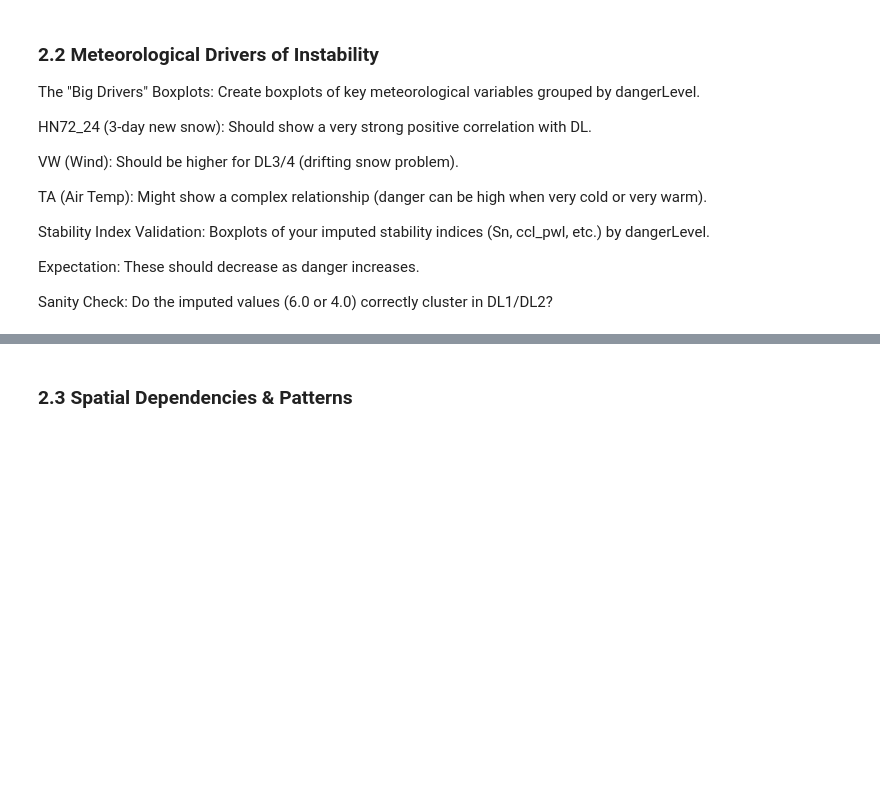
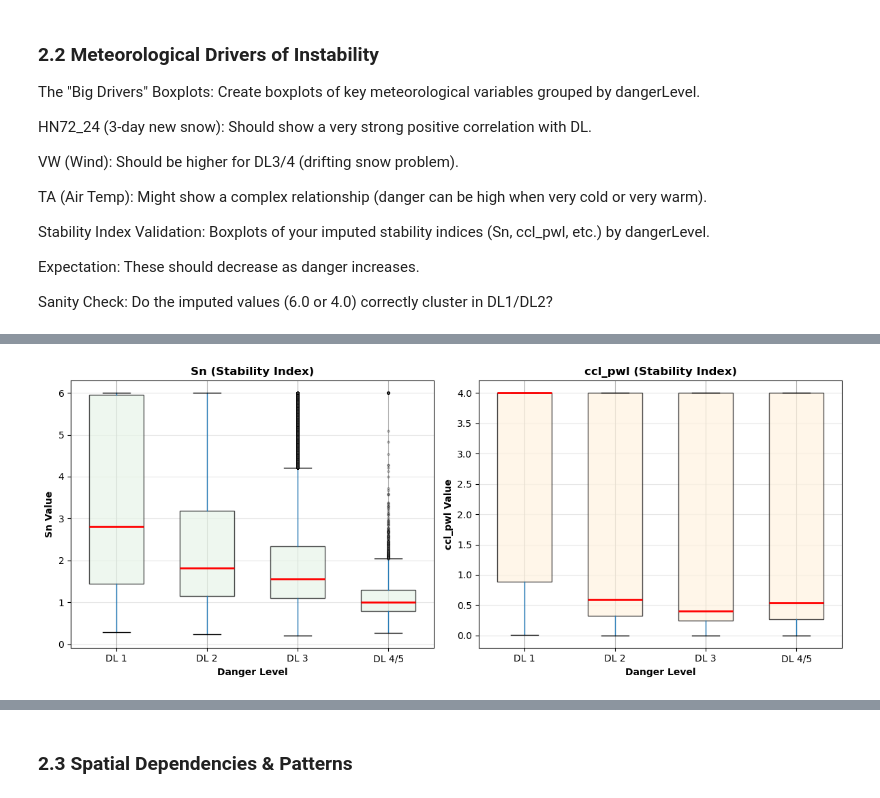
Before and after one commit to FPfenniger/AvalancheRiskProject, a Jupyter notebook: 2_EDA.ipynb, the cells around one changed output, grey strips where cells are left out. Saved outputs shown, nothing was run; the diff lists cells and outputs as text; code cells hidden in the pictures; blank space fills up the shorter version.

```diff
--- a/2_EDA.ipynb
+++ b/2_EDA.ipynb
@@ -530,0 +636,92 @@ Sanity Check: Do the imputed values (6.0 or 4.0) correctly cluster in DL1/DL2?
+# %%
+# Stability Indices Validation
+# Check which stability indices exist in the dataset
+stability_indices = ['Sn', 'ccl_pwl', 'ccl_df', 'ccl_fc', 'ccl_dh']
+available_indices = [idx for idx in stability_indices if idx in avalanche_season.columns]
+
+if len(available_indices) > 0:
+    # Create subplots for available indices
+    n_plots = len(available_indices)
+    n_cols = min(3, n_plots)
+    n_rows = (n_plots + n_cols - 1) // n_cols
+
+    fig, axes = plt.subplots(n_rows, n_cols, figsize=(6*n_cols, 5*n_rows))
+    fig.suptitle('Stability Indices by Danger Level',
+                 fontsize=16, fontweight='bold', y=0.995)
+
+    if n_plots == 1:
+        axes = [axes]
+    else:
+        axes = axes.flatten()
+
+    colors = ['#e8f5e9', '#fff3e0', '#fce4ec', '#e3f2fd', '#f3e5f5']
+
+    for i, idx in enumerate(available_indices):
+        ax = axes[i]
+        avalanche_season.boxplot(column=idx, by='dangerLevel', ax=ax,
+                                  patch_artist=True, widths=0.6,
+                                  boxprops=dict(facecolor=colors[i % len(colors)], alpha=0.7),
+                                  medianprops=dict(color='red', linewidth=2),
+                                  flierprops=dict(marker='o', markerfacecolor='gray',
+                                                markersize=2, alpha=0.3))
+        ax.set_title(f'{idx} (Stability Index)', fontsize=12, fontweight='bold')
+        ax.set_xlabel('Danger Level', fontsize=10, fontweight='bold')
+        ax.set_ylabel(f'{idx} Value', fontsize=10, fontweight='bold')
+        ax.set_xticklabels(['DL 1', 'DL 2', 'DL 3', 'DL 4/5'])
+        ax.grid(axis='y', alpha=0.3)
+        plt.suptitle('')
+
+    # Hide unused subplots
+    for j in range(i+1, len(axes)):
+        axes[j].set_visible(False)
+
+    plt.tight_layout()
+    plt.show()
+
+    # Print statistics
+    print("\n" + "="*80)
+    print("STABILITY INDICES: Summary Statistics by Danger Level")
+    print("="*80)
+
+    for idx in available_indices:
+        print(f"\n{idx}:")
+        print("-" * 80)
+        stats = avalanche_season.groupby('dangerLevel')[idx].describe()[['mean', '50%', 'std', 'count']]
+        stats.index = ['DL 1', 'DL 2', 'DL 3', 'DL 4/5']
+        print(stats.to_string())
+
+        # Check for imputed values
+        imputed_6 = (avalanche_season[idx] == 6.0).sum()
+        imputed_4 = (avalanche_season[idx] == 4.0).sum()
+        total = len(avalanche_season[idx].dropna())
+
+        if imputed_6 > 0 or imputed_4 > 0:
+            print(f"\nImputed values:")
+            print(f"  • Value 6.0: {imputed_6:>6,} cases ({imputed_6/total*100:5.1f}%)")
+            print(f"  • Value 4.0: {imputed_4:>6,} cases ({imputed_4/total*100:5.1f}%)")
+
+            # Check distribution by danger level
+            print(f"\nImputed values by Danger Level:")
+            for dl in [1, 2, 3, 4]:
+                dl_data = avalanche_season[avalanche_season['dangerLevel'] == dl][idx]
+                imputed_6_dl = (dl_data == 6.0).sum()
+                imputed_4_dl = (dl_data == 4.0).sum()
+                total_dl = len(dl_data.dropna())
+                if total_dl > 0:
+                    print(f"  DL {dl}: 6.0={imputed_6_dl:>5} ({imputed_6_dl/total_dl*100:4.1f}%), "
+                          f"4.0={imputed_4_dl:>5} ({imputed_4_dl/total_dl*100:4.1f}%)")
+
+    print("\n" + "="*80)
+    print("INTERPRETATION:")
+    print("="*80)
+    print("✓ Stability indices should DECREASE as danger level increases")
+    print("✓ Imputed values (6.0, 4.0) should predominantly cluster in DL 1/2")
+    print("✓ Lower values indicate weaker snowpack (higher instability)")
+    print("="*80 + "\n")
+
+else:
+    print("⚠️ Warning: No stability indices found in the dataset.")
+    print(f"Expected columns: {stability_indices}")
+    print(f"Available columns: {avalanche_season.columns.tolist()}")
+# %% [output]
+[figure, added]
```
Also changed, not shown: parts of 6 cells of this notebook, 1 other file.
